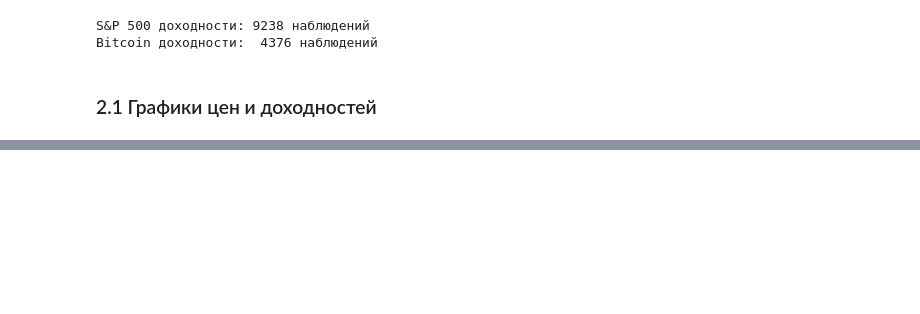
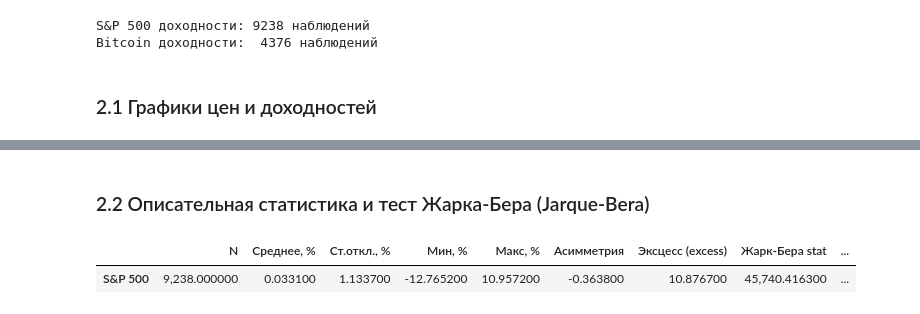
Before and after one commit to kdnvnadya/ms-garch, a Jupyter notebook: vkr_msgarch_1.ipynb, the cells around one changed output, grey strips where cells are left out. Drawn from its saved outputs; the diff is of its cells as text; code cells hidden in the pictures; blank space fills up the shorter version.

```diff
--- a/vkr_msgarch_1.ipynb
+++ b/vkr_msgarch_1.ipynb
@@ -111,0 +111,19 @@ plot_price_and_returns(btc_prices, btc_returns, 'Bitcoin')
+# %% [markdown]
+### 2.2 Описательная статистика и тест Жарка-Бера (Jarque-Bera)
+# %%
+
+def desc_stats(returns, name):
+    jb_stat, jb_p = stats.jarque_bera(returns.values)
+    return pd.Series({
+        'N': len(returns), 'Среднее, %': (returns*100).mean(), 'Ст.откл., %': (returns*100).std(),
+        'Мин, %': (returns*100).min(), 'Макс, %': (returns*100).max(),
+        'Асимметрия': stats.skew(returns.values), 'Эксцесс (excess)': stats.kurtosis(returns.values),
+        'Жарк-Бера stat': jb_stat, 'Жарк-Бера p-value': jb_p,
+    }, name=name)
+
+
+desc_sp500 = desc_stats(sp500_returns, 'S&P 500')
+pd.DataFrame([desc_sp500]).round(4)
+# %% [output]
+|  | N | Среднее, % | Ст.откл., % | Мин, % | Макс, % | Асимметрия | Эксцесс (excess) | Жарк-Бера stat | ... |
+| S&P 500 | 9,238.000000 | 0.033100 | 1.133700 | -12.765200 | 10.957200 | -0.363800 | 10.876700 | 45,740.416300 | ... |
```
Also changed, not shown: parts of 5 cells of this notebook.
